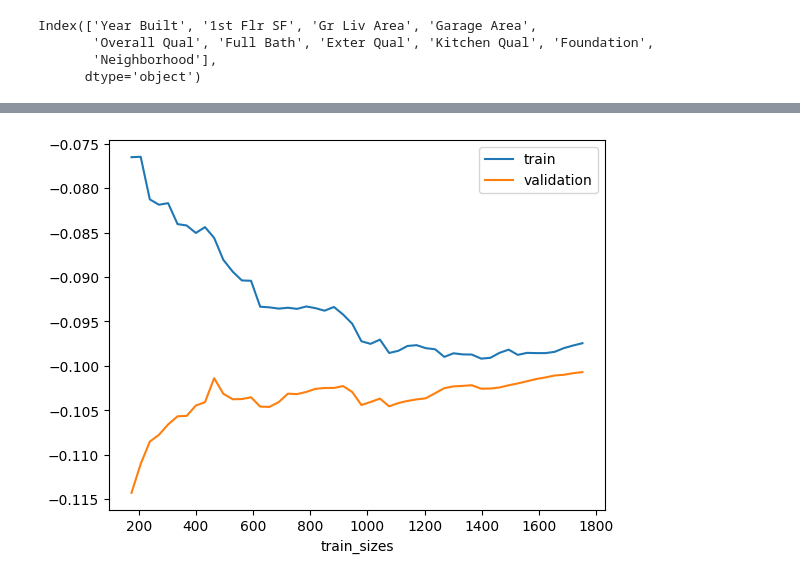
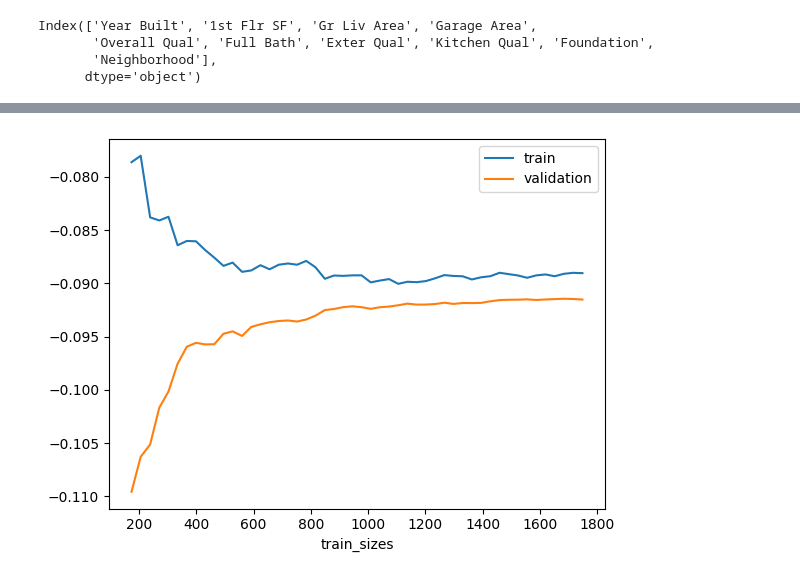
Before and after one commit to StevenDelval/E2_P3, a Jupyter notebook: analyse_model/model_ameliore.ipynb, the cells around one changed output, grey strips where cells are left out. Cells and saved outputs as stored; diff of their text form; code cells hidden in the pictures.

```diff
--- a/analyse_model/model_ameliore.ipynb
+++ b/analyse_model/model_ameliore.ipynb
@@ -55,5 +88,5 @@ X_anormal.columns=['Year_Built',  '1st_Flr_SF', 'Gr_Liv_Area','Garage_Area', 'Ov
        'Kitchen_Qual', "Foundation",'Neighborhood']
 # %%
 from sklearn.model_selection import train_test_split
-X_train, X_test, y_train, y_test = train_test_split(X, y, test_size=0.2,stratify=X["Neighborhood"] ,random_state=42)
+X_train, X_test, y_train, y_test = train_test_split(X, y, test_size=0.2,stratify=X["Overall_Qual"] ,random_state=42)
 # %%
@@ -69,9 +99,9 @@ ordinal_transformer = OrdinalEncoder(categories=[exter_cat, kitchen_cat])
 categorical_transformer = OneHotEncoder()
 # %%
 standar_transformer = StandardScaler()
-poly_transformer = PolynomialFeatures(2)
+poly_transformer = PolynomialFeatures(2,interaction_only=True)
 
-numeric_imputer = SimpleImputer()
+numeric_imputer = KNNImputer()
 numeric_transformer = Pipeline([
     ('imputer', numeric_imputer),
     ('standar', standar_transformer),
@@ -90,8 +120,8 @@ ordinal_transformer = OrdinalEncoder(categories=[exter_cat, kitchen_cat])
 
 categorical_transformer = OneHotEncoder(handle_unknown="ignore")
 # %%
-numeric_features = [ "Gr_Liv_Area",  "1st_Flr_SF", "Overall_Qual","Garage_Area","Year_Built", "Full_Bath"]
-numeric_features_poly = []
+numeric_features = [ "Full_Bath"]
+numeric_features_poly = ["1st_Flr_SF","Gr_Liv_Area","Overall_Qual","Year_Built","Garage_Area"]
 
 ordinal_features = [ "Exter_Qual",  "Kitchen_Qual"]
 cat_feature = [ "Foundation","Neighborhood"]
@@ -112,8 +144,11 @@ pipe = Pipeline([
      ('reg', reg)
 ])
 
-parameters = {"reg__alpha":np.linspace(0.000001,0.0001,100)}
-grid_src = GridSearchCV(estimator=pipe, param_grid=parameters,scoring=mean_absolute_error,cv=5,n_jobs=-1)
+parameters = {"reg__alpha":np.linspace(1.0e-5,1.0e-4,1000)}
+scorer = make_scorer(mean_absolute_error, greater_is_better=False)
+skf = StratifiedKFold(n_splits=3,random_state=42, shuffle=True)
+
+grid_src = GridSearchCV(estimator=pipe, param_grid=parameters,scoring=scorer,cv=skf.split(X_train, X_train["Overall_Qual"]),n_jobs=-1,verbose=0)
 grid_src.fit(X_train, y_train)
 
 pipe.set_params(**grid_src.best_params_)
@@ -235,9 +254,9 @@ array([58738.82815219])
 # %%
-train_sizes, train_scores, test_scores = learning_curve(pipe,X_train,y_train,cv=5,train_sizes=np.linspace(0.1, 1.0, 50),scoring="neg_mean_absolute_error",n_jobs=-1)
+train_sizes, train_scores, test_scores = learning_curve(pipe,X_train,y_train,cv=5,train_sizes=np.linspace(0.1, 1.0, 50),scoring=scorer,n_jobs=-1)
 plt.plot(train_sizes, train_scores.mean(axis=1), label='train')
 plt.plot(train_sizes, test_scores.mean(axis=1), label='validation')
 plt.xlabel('train_sizes')
 plt.legend()
 plt.show()
 # %% [output]
-[figure, old version]
+[figure, new version]
```
Also changed, not shown: parts of 20 cells of this notebook.
